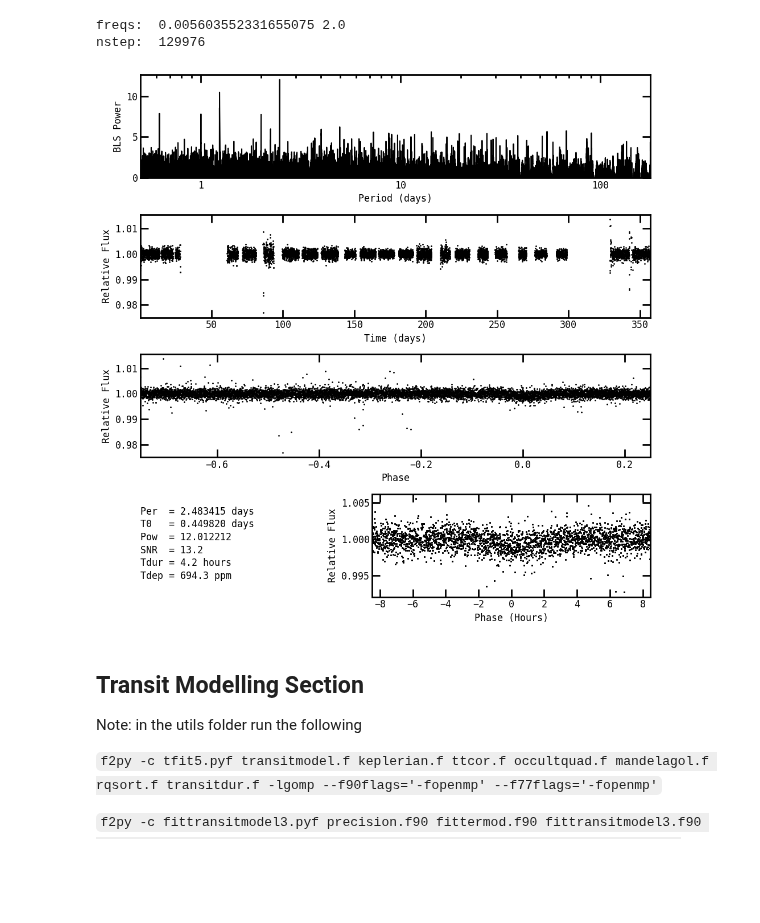
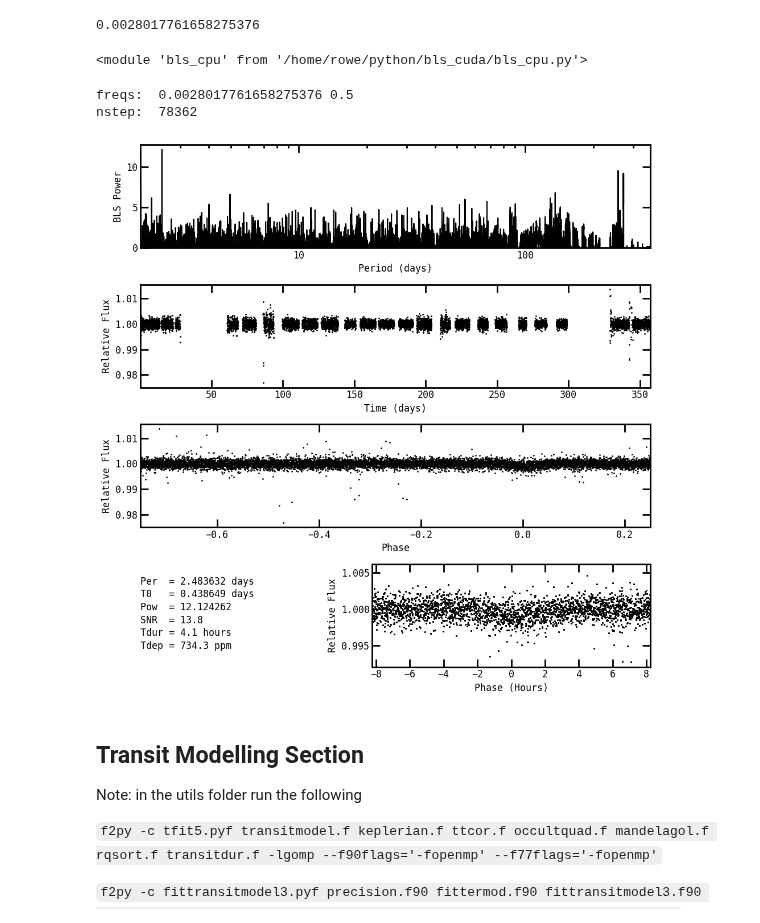
Before and after one commit to royalexis/bls_cuda, a Jupyter notebook: bls_cpu.ipynb, the cells around one changed output. Cells and saved outputs as stored; diff of their text form; code cells hidden in the pictures; blank space fills up the shorter version.

```diff
--- a/bls_cpu.ipynb
+++ b/bls_cpu.ipynb
@@ -8,7 +14,7 @@ import os
 gbls_inputs = gbls.gbls_inputs_class() # Initialize needed inputs
 
 tic = 29991541
-gbls_inputs.lcdir    = "/data2/TESS/ffisearch/cvzsearch_yr1/cvz1pt003/tlc"+str(tic)+"/"
+gbls_inputs.lcdir    = "/opt/data2/TESS/ffisearch/cvzsearch_yr1/cvz1pt003/tlc"+str(tic)+"/"
 gbls_inputs.filename = "tlc"+str(tic)+"_5.dn.dat"
 
 # Read in photometry to photclass
@@ -51,11 +71,21 @@ gbls_inputs.plots = 1  #default is 1
+# %%
+1/(np.max(phot.time) - np.min(phot.time))
+# %% [output]
+0.0028017761658275376
+# %%
+importlib.reload(gbls)
+# %% [output]
+<module 'bls_cpu' from '/home/rowe/python/bls_cuda/bls_cpu.py'>
 # %%
 # If you used data processing, use phot.flux_f
 # importlib.reload(gbls)
+gbls_inputs.freq1 = 2/(np.max(phot.time) - np.min(phot.time))
+gbls_inputs.freq2 = 0.5
 gbls_ans = gbls.bls(gbls_inputs, phot.time[phot.icut == 0], phot.flux[phot.icut == 0])
 # %% [output]
-freqs:  0.005603552331655075 2.0
-nstep:  129976
+freqs:  0.0028017761658275376 0.5
+nstep:  78362
-[figure, old version]
+[figure, new version]
 # %% [markdown]
 ## Transit Modelling Section
 
```
Also changed, not shown: parts of 3 cells of this notebook, 1 other file.
